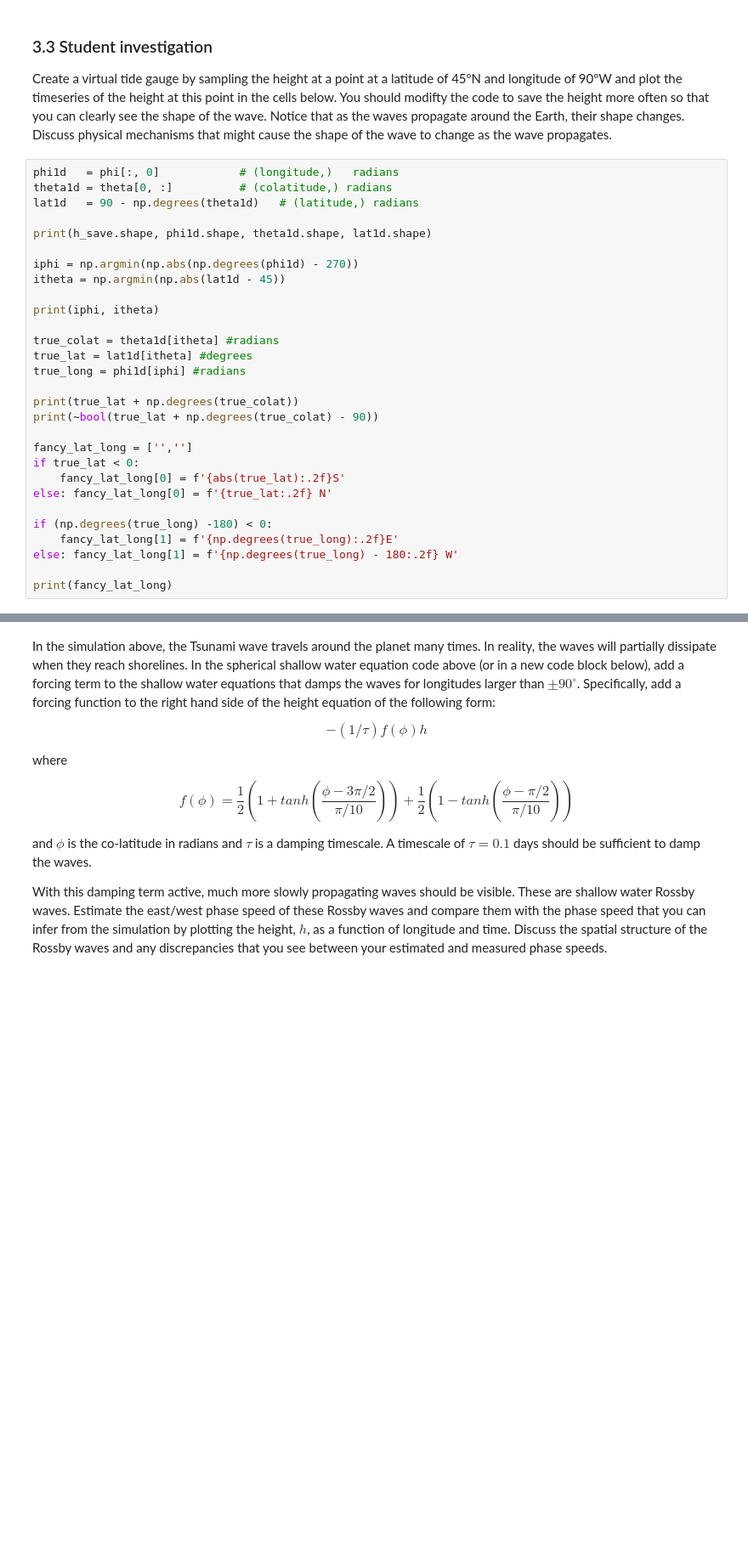
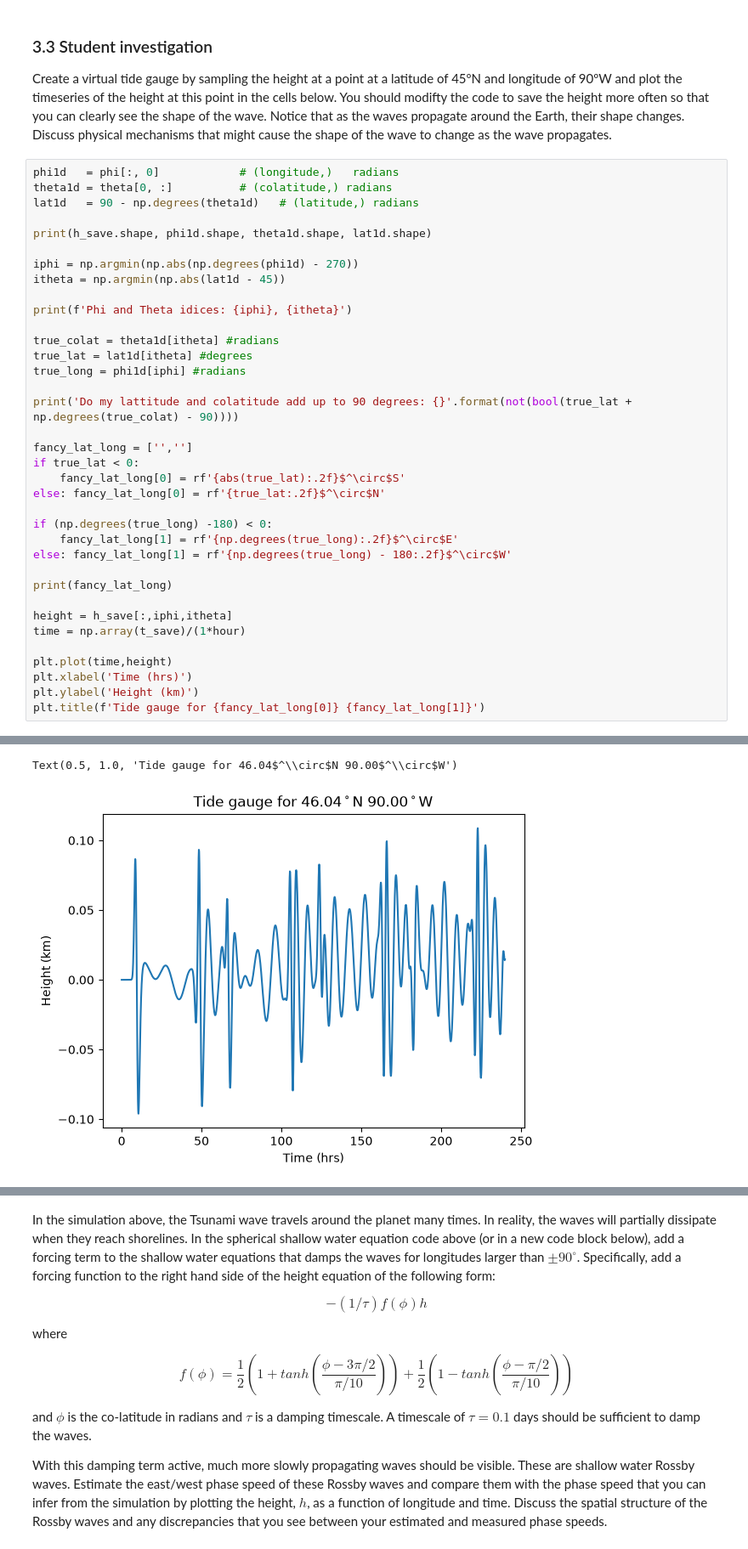
Before and after one commit to Ealish241/QCES, a Jupyter notebook: Project3_tsunami.ipynb, the cells around one changed output, grey strips where cells are left out. Shown at 85% size. Cells and saved outputs as stored; diff of their text form; blank space fills up the shorter version.

Commit message:
Built a tide guage
Most bits are done to a basic level now, except for adding damping in section 3.

```diff
--- a/Project3_tsunami.ipynb
+++ b/Project3_tsunami.ipynb
@@ -715,24 +715,31 @@ print(h_save.shape, phi1d.shape, theta1d.shape, lat1d.shape)
 iphi = np.argmin(np.abs(np.degrees(phi1d) - 270))
 itheta = np.argmin(np.abs(lat1d - 45))
 
-print(iphi, itheta)
+print(f'Phi and Theta idices: {iphi}, {itheta}')
 
 true_colat = theta1d[itheta] #radians
 true_lat = lat1d[itheta] #degrees
 true_long = phi1d[iphi] #radians
 
-print(true_lat + np.degrees(true_colat))
-print(~bool(true_lat + np.degrees(true_colat) - 90))
+print('Do my lattitude and colatitude add up to 90 degrees: {}'.format(not(bool(true_lat + np.degrees(true_colat) - 90))))
 
 fancy_lat_long = ['','']
 if true_lat < 0:
-    fancy_lat_long[0] = f'{abs(true_lat):.2f}S'
-else: fancy_lat_long[0] = f'{true_lat:.2f} N'
+    fancy_lat_long[0] = rf'{abs(true_lat):.2f}$^\circ$S'
+else: fancy_lat_long[0] = rf'{true_lat:.2f}$^\circ$N'
 
 if (np.degrees(true_long) -180) < 0:
-    fancy_lat_long[1] = f'{np.degrees(true_long):.2f}E'
-else: fancy_lat_long[1] = f'{np.degrees(true_long) - 180:.2f} W'
+    fancy_lat_long[1] = rf'{np.degrees(true_long):.2f}$^\circ$E'
+else: fancy_lat_long[1] = rf'{np.degrees(true_long) - 180:.2f}$^\circ$W'
 
 print(fancy_lat_long)
+
+height = h_save[:,iphi,itheta]
+time = np.array(t_save)/(1*hour)
+
+plt.plot(time,height)
+plt.xlabel('Time (hrs)')
+plt.ylabel('Height (km)')
+plt.title(f'Tide gauge for {fancy_lat_long[0]} {fancy_lat_long[1]}')
 # %% [output]
 (1441, 128, 64) (128,) (64,) (64,)
@@ -741,0 +749,2 @@ print(fancy_lat_long)
+Text(0.5, 1.0, 'Tide gauge for 46.04$^\\circ$N 90.00$^\\circ$W')
+[figure, added]
```
Also changed, not shown: parts of 3 cells of this notebook.
